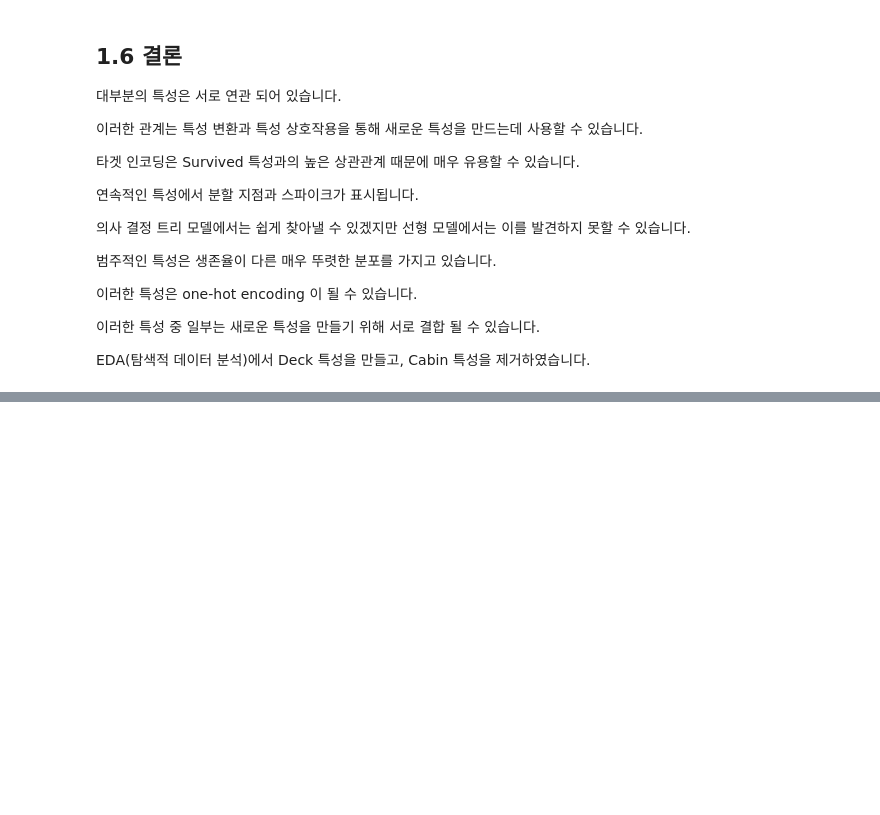
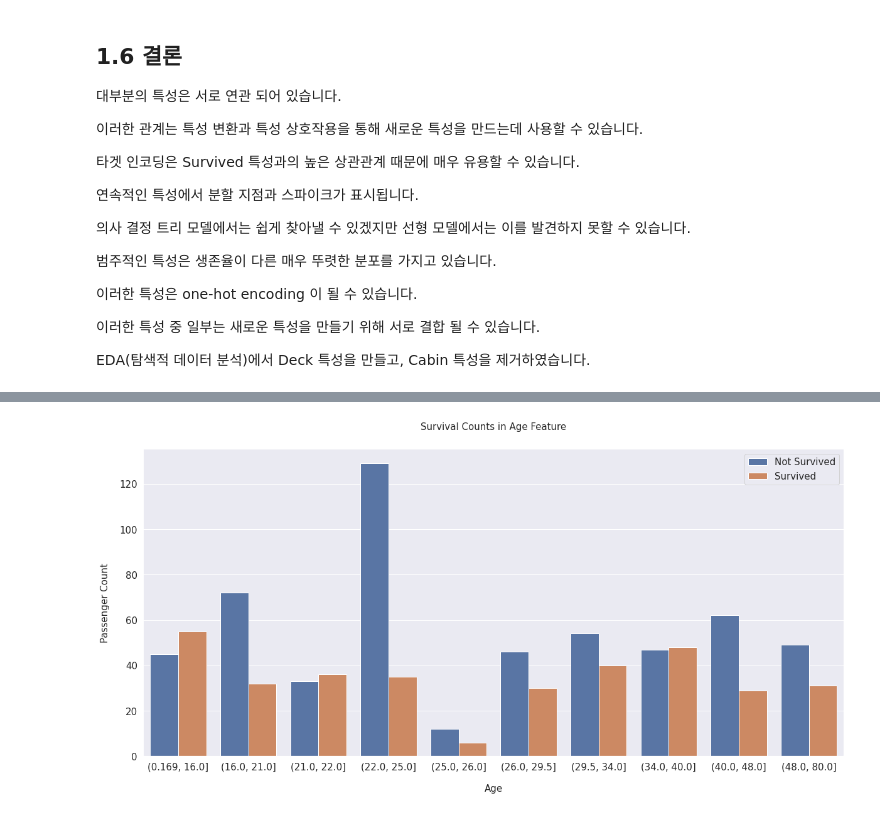
Before and after one commit to HwangHanJae/LearningNote, a Jupyter notebook: titanic_transcription3.ipynb, the cells around one changed output, grey strips where cells are left out. Saved outputs shown, nothing was run; the diff lists cells and outputs as text; code cells hidden in the pictures; blank space fills up the shorter version.

```diff
--- a/titanic_transcription3.ipynb
+++ b/titanic_transcription3.ipynb
@@ -667,0 +707,13 @@ df_all.head()
+# %%
+f, ax = plt.subplots(figsize=(20,9))
+
+sns.countplot(x='Age', data=df_all, hue='Survived',ax=ax)
+
+plt.title("Survival Counts in {} Feature".format("Age"), size=15, y=1.05)
+plt.tick_params(axis='both', labelsize=15)
+plt.ylabel("Passenger Count",size=15, labelpad=15)
+plt.xlabel("Age", size=15, labelpad=20)
+plt.legend(["Not Survived", "Survived"], prop={'size':15})
+plt.show()
+# %% [output]
+[figure, added]
```
Also changed, not shown: parts of 34 cells of this notebook.
